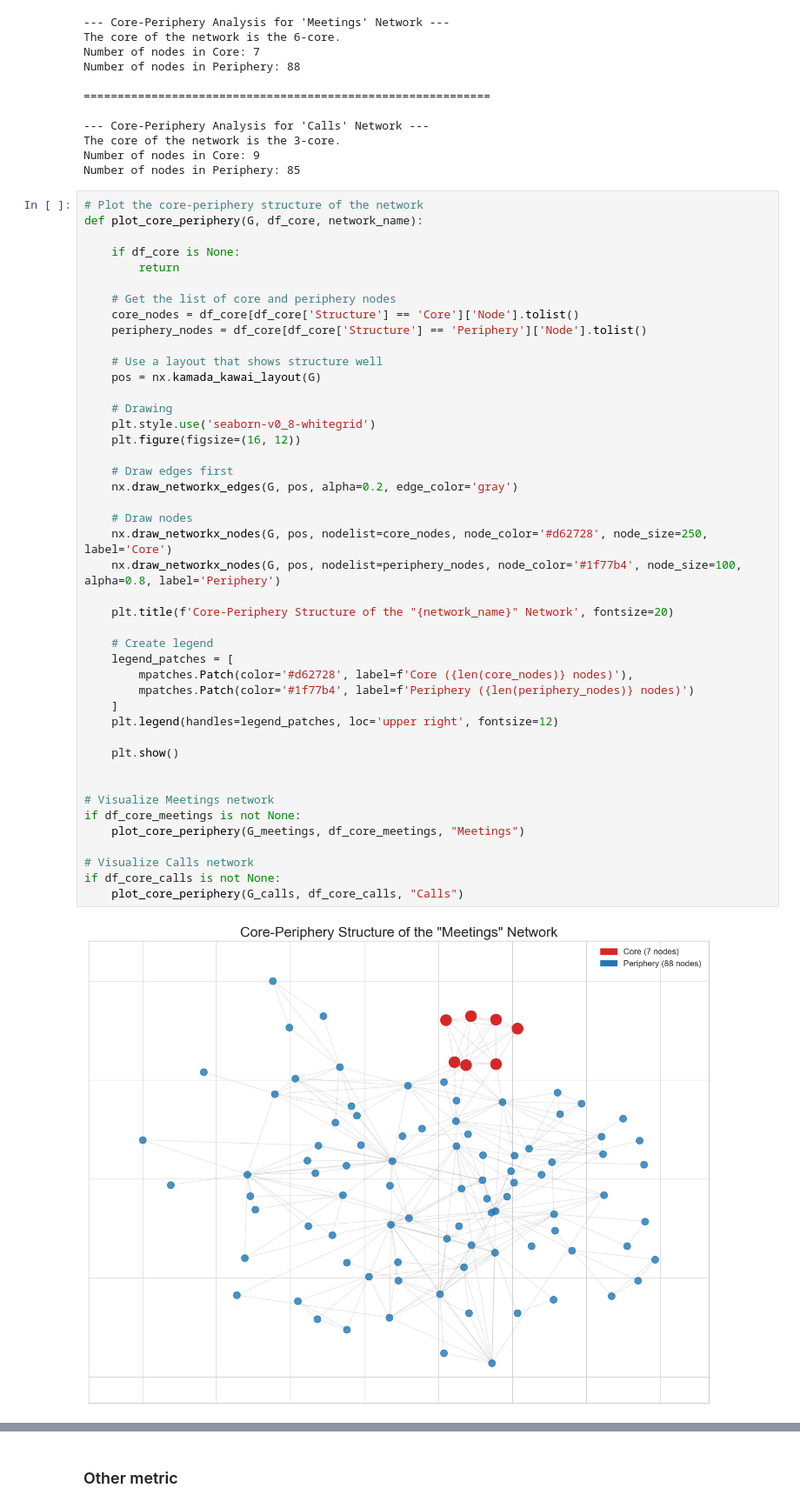
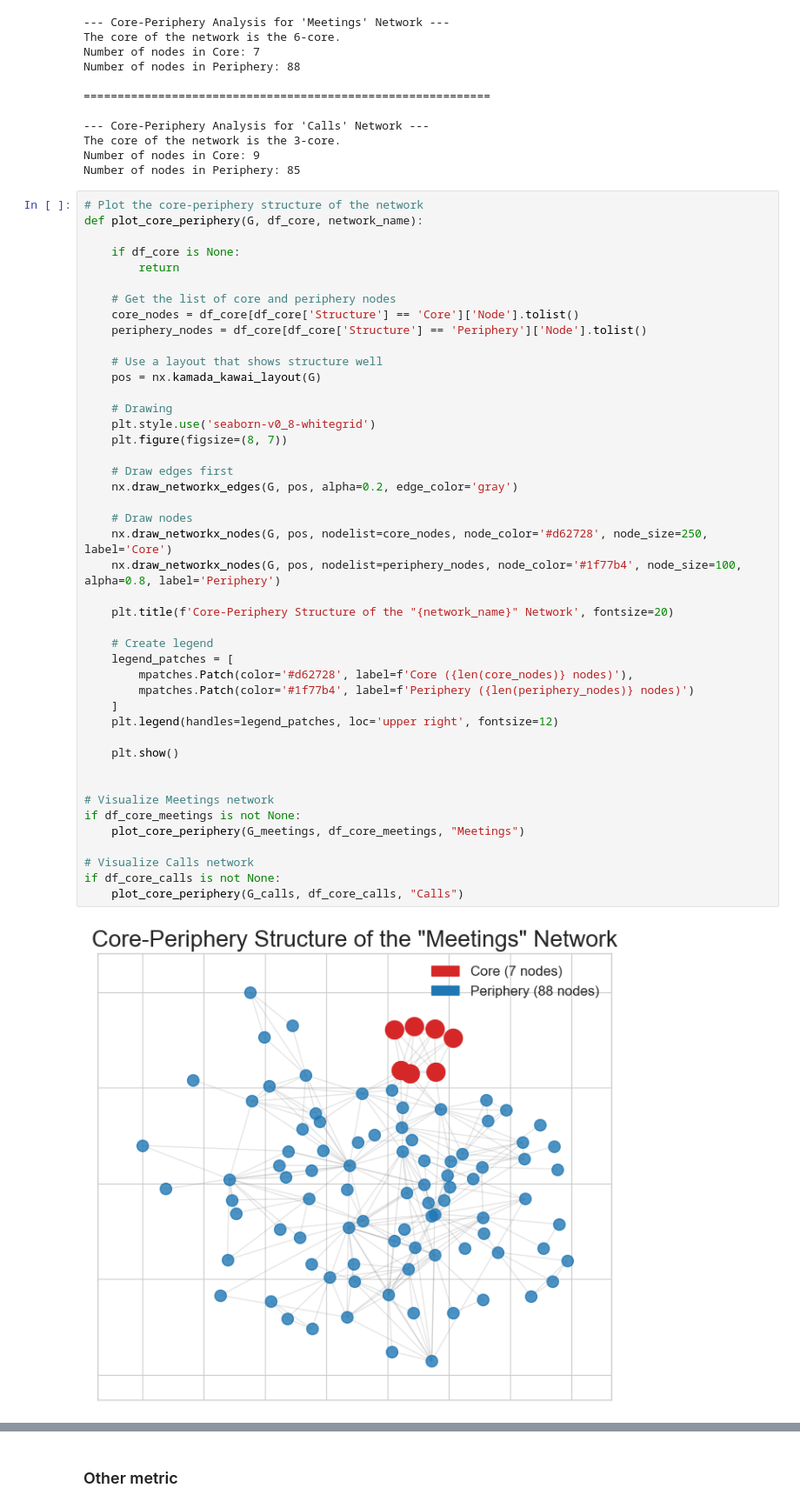
Before and after one commit to Lasagnos/SNProject, a Jupyter notebook: Project.ipynb, the cells around one changed output, grey strips where cells are left out. Shown at 87% size. Cells and saved outputs as stored; diff of their text form.

```diff
--- a/Project.ipynb
+++ b/Project.ipynb
@@ -1243,33 +1243,33 @@ def plot_core_periphery(G, df_core, network_name):
 
     # Drawing
     plt.style.use('seaborn-v0_8-whitegrid')
-    plt.figure(figsize=(16, 12))
+    plt.figure(figsize=(8, 7))
 
     # Draw edges first
     nx.draw_networkx_edges(G, pos, alpha=0.2, edge_color='gray')
 
     # Draw nodes
     nx.draw_networkx_nodes(G, pos, nodelist=core_nodes, node_color='#d62728', node_size=250, label='Core')
     nx.draw_networkx_nodes(G, pos, nodelist=periphery_nodes, node_color='#1f77b4', node_size=100, alpha=0.8, label='Periphery')
 
     plt.title(f'Core-Periphery Structure of the "{network_name}" Network', fontsize=20)
 
     # Create legend
     legend_patches = [
         mpatches.Patch(color='#d62728', label=f'Core ({len(core_nodes)} nodes)'),
         mpatches.Patch(color='#1f77b4', label=f'Periphery ({len(periphery_nodes)} nodes)')
     ]
     plt.legend(handles=legend_patches, loc='upper right', fontsize=12)
 
     plt.show()
 
 
 # Visualize Meetings network
 if df_core_meetings is not None:
     plot_core_periphery(G_meetings, df_core_meetings, "Meetings")
 
 # Visualize Calls network
 if df_core_calls is not None:
     plot_core_periphery(G_calls, df_core_calls, "Calls")
 # %% [output]
-[figure, old version]
+[figure, new version]
```
Also changed, not shown: parts of 4 cells of this notebook.
